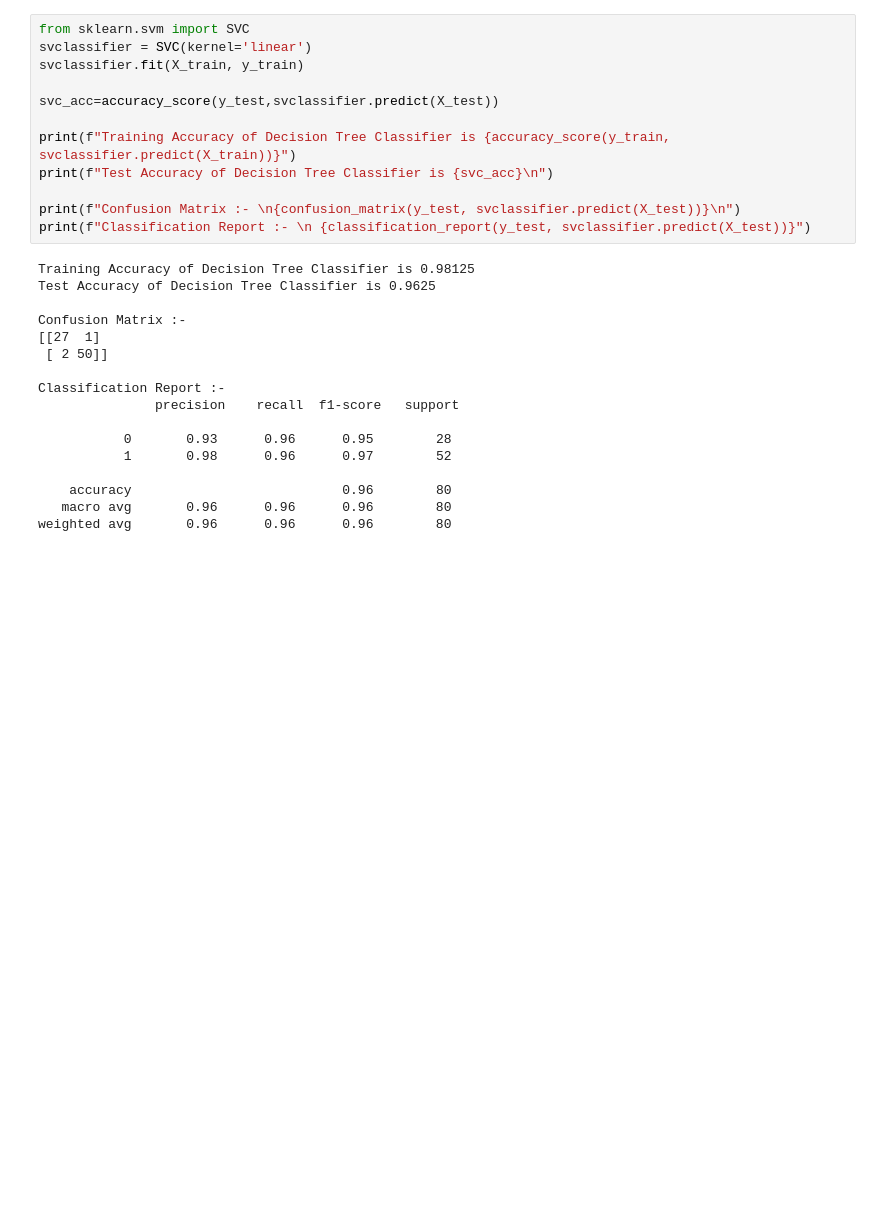
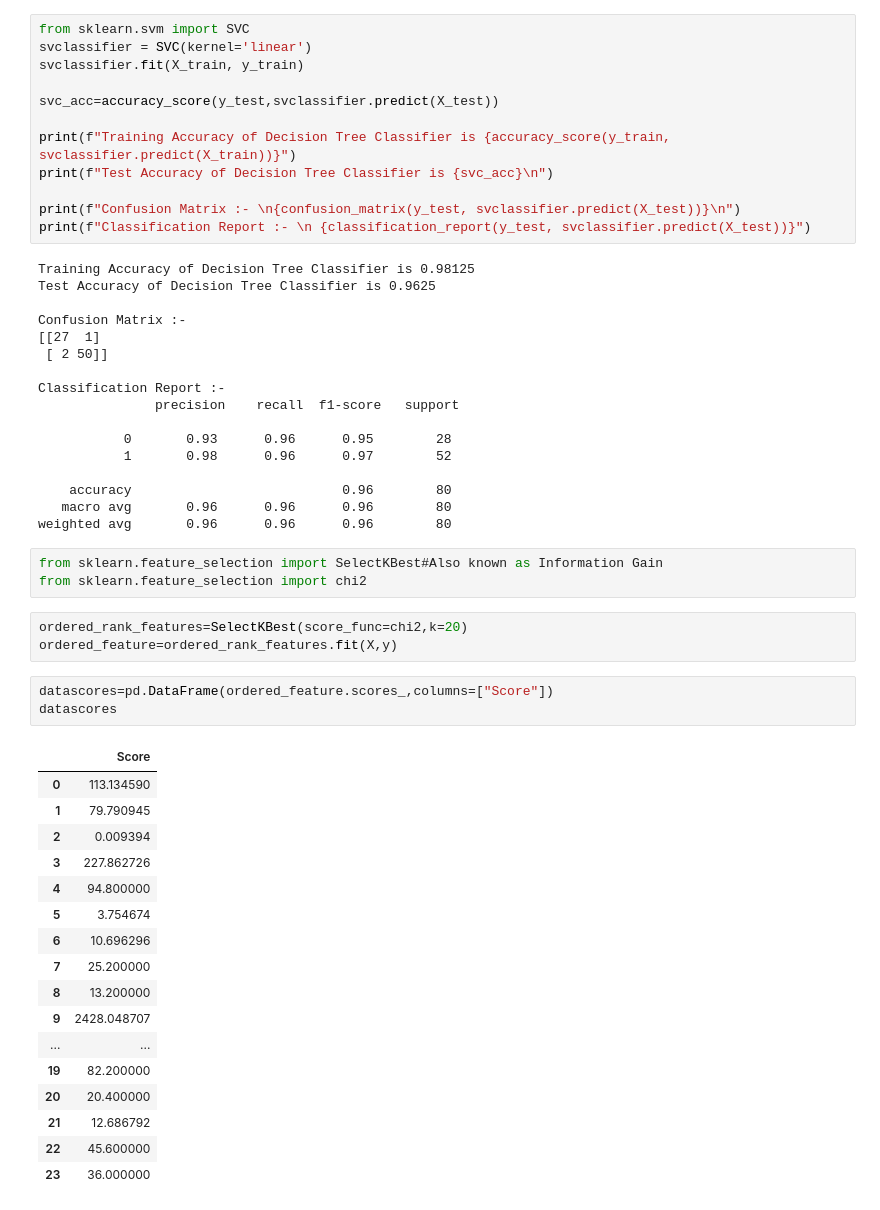
Before and after one commit to jampanipriyanka/CKD-prediction, a Jupyter notebook: CKD Project_deliverable_2.ipynb, the cells around one changed output. Cells and saved outputs as stored; diff of their text form; blank space fills up the shorter version.

```diff
--- a/CKD Project_deliverable_2.ipynb
+++ b/CKD Project_deliverable_2.ipynb
@@ -318,3 +318,30 @@ Classification Report :-
     accuracy                           0.96        80
    macro avg       0.96      0.96      0.96        80
 weighted avg       0.96      0.96      0.96        80
+# %%
+from sklearn.feature_selection import SelectKBest#Also known as Information Gain
+from sklearn.feature_selection import chi2
+# %%
+ordered_rank_features=SelectKBest(score_func=chi2,k=20)
+ordered_feature=ordered_rank_features.fit(X,y)
+# %%
+datascores=pd.DataFrame(ordered_feature.scores_,columns=["Score"])
+datascores
+# %% [output]
+|  | Score |
+| 0 | 113.134590 |
+| 1 | 79.790945 |
+| 2 | 0.009394 |
+| 3 | 227.862726 |
+| 4 | 94.800000 |
+| 5 | 3.754674 |
+| 6 | 10.696296 |
+| 7 | 25.200000 |
+| 8 | 13.200000 |
+| 9 | 2428.048707 |
+| ... | ... |
+| 19 | 82.200000 |
+| 20 | 20.400000 |
+| 21 | 12.686792 |
+| 22 | 45.600000 |
+| 23 | 36.000000 |
```
Also changed, not shown: parts of 21 cells of this notebook, 5 other files.
